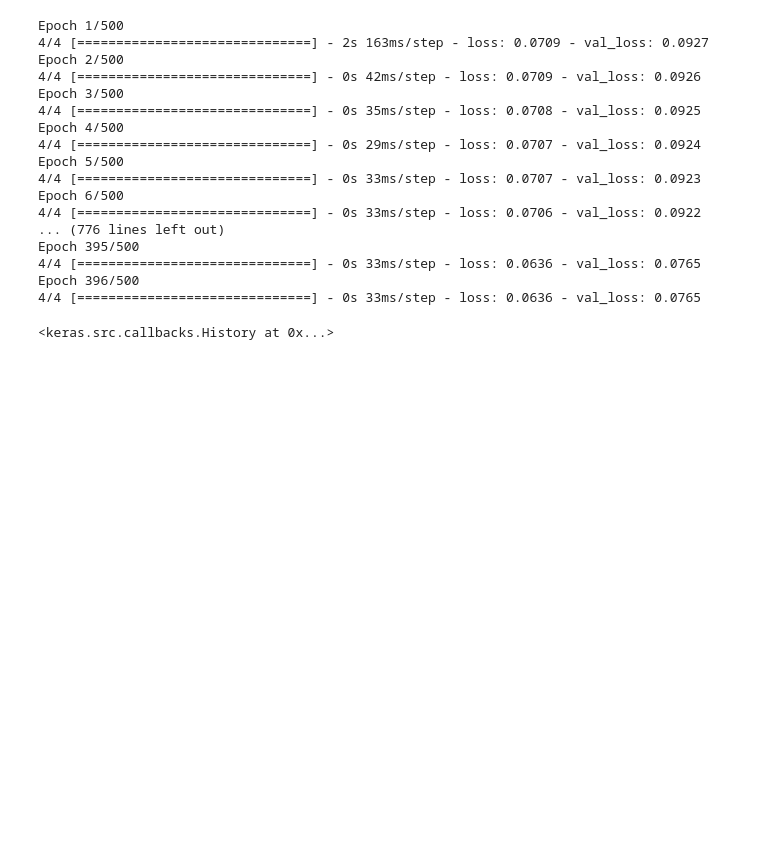
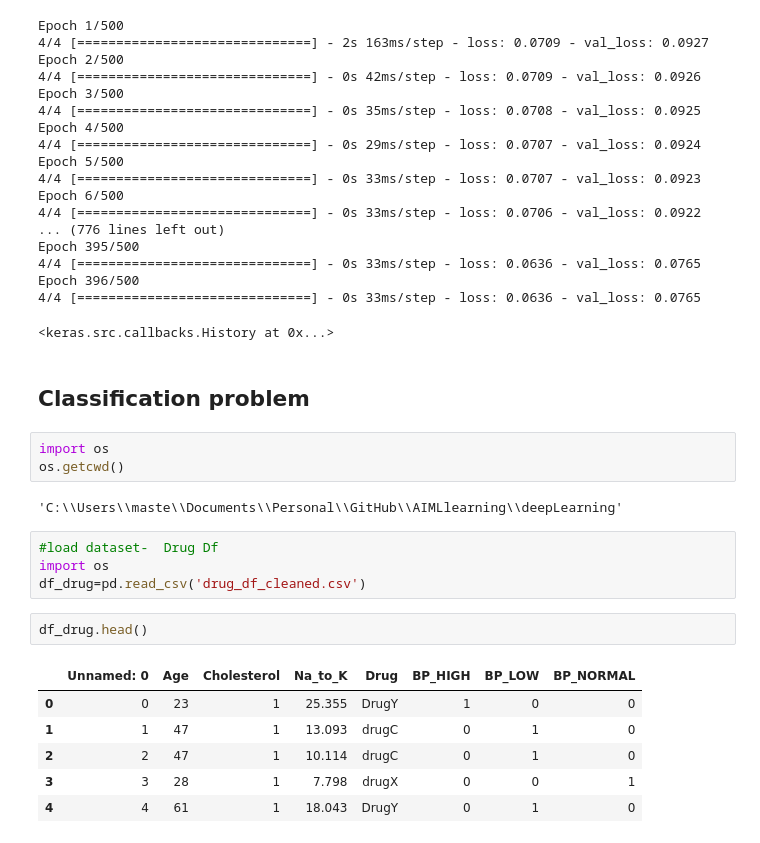
Before and after one commit to anilmamidwar15021991/AIMLlearning, a Jupyter notebook: deepLearning/keras_practise.ipynb, the cells around one changed output. Drawn from its saved outputs; the diff is of its cells as text; blank space fills up the shorter version.

```diff
--- a/deepLearning/keras_practise.ipynb
+++ b/deepLearning/keras_practise.ipynb
@@ -100,3 +100,23 @@ Epoch 395/500
 Epoch 396/500
 4/4 [==============================] - 0s 33ms/step - loss: 0.0636 - val_loss: 0.0765
 <keras.src.callbacks.History at 0x...>
+# %% [markdown]
+## Classification problem
+# %%
+import os
+os.getcwd()
+# %% [output]
+'C:\\Users\\maste\\Documents\\Personal\\GitHub\\AIMLlearning\\deepLearning'
+# %%
+#load dataset-  Drug Df
+import os
+df_drug=pd.read_csv('drug_df_cleaned.csv')
+# %%
+df_drug.head()
+# %% [output]
+|  | Unnamed: 0 | Age | Cholesterol | Na_to_K | Drug | BP_HIGH | BP_LOW | BP_NORMAL |
+| 0 | 0 | 23 | 1 | 25.355 | DrugY | 1 | 0 | 0 |
+| 1 | 1 | 47 | 1 | 13.093 | drugC | 0 | 1 | 0 |
+| 2 | 2 | 47 | 1 | 10.114 | drugC | 0 | 1 | 0 |
+| 3 | 3 | 28 | 1 | 7.798 | drugX | 0 | 0 | 1 |
+| 4 | 4 | 61 | 1 | 18.043 | DrugY | 0 | 1 | 0 |
```
Also changed, not shown: parts of 14 cells of this notebook, 10 other files.
